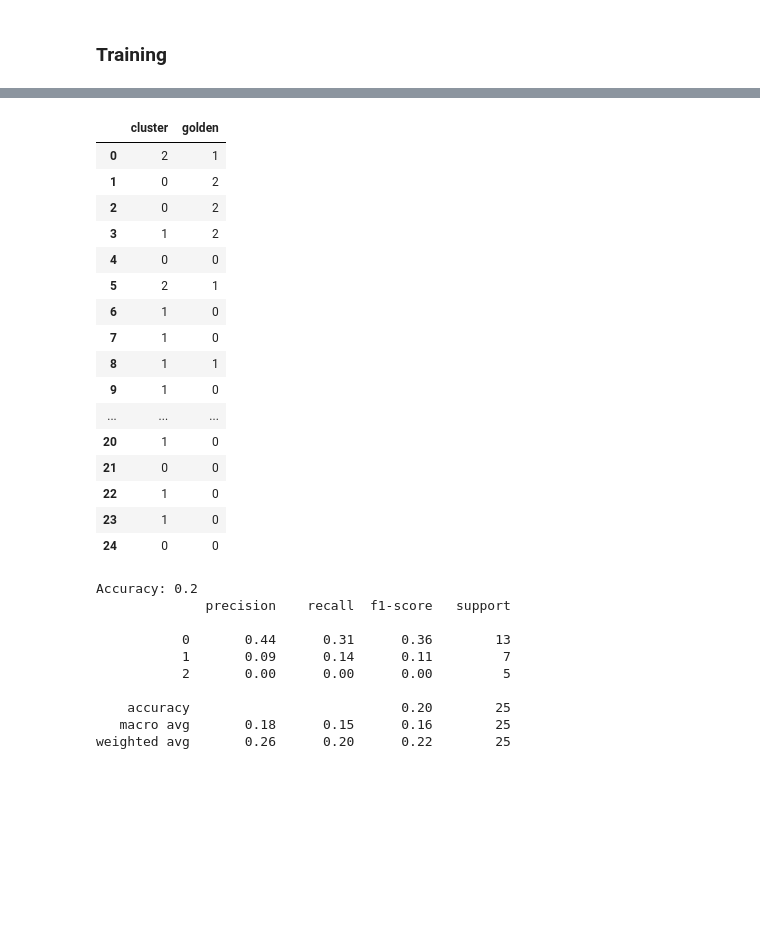
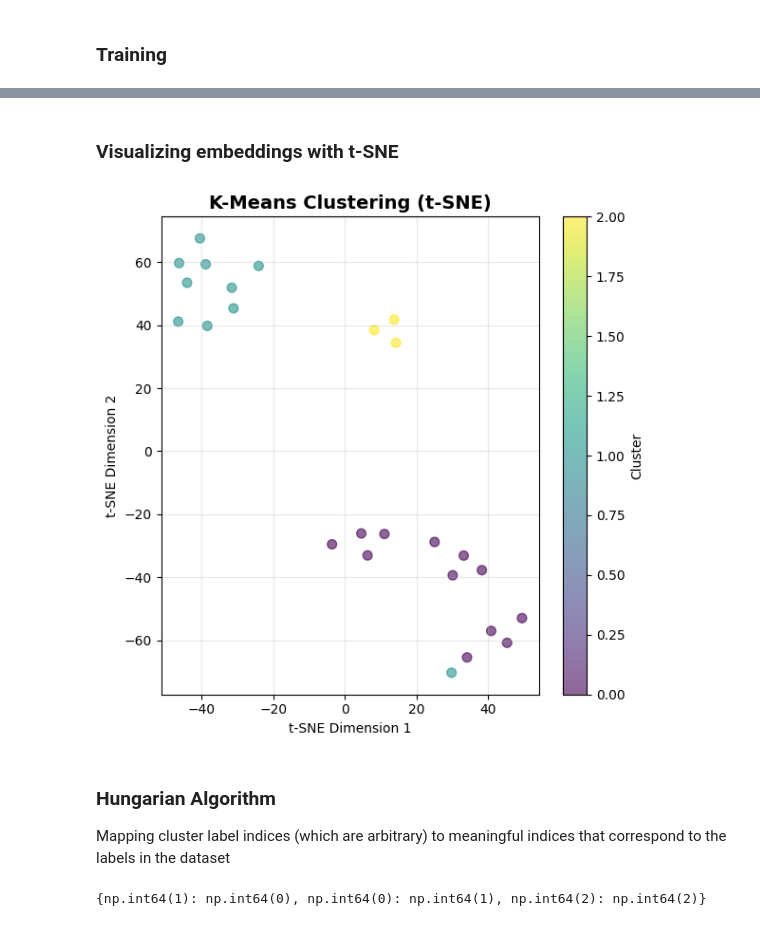
Before and after one commit to xyntechx/clustering-vs-classification, a Jupyter notebook: main.ipynb, the cells around one changed output, grey strips where cells are left out. Saved outputs shown, nothing was run; the diff lists cells and outputs as text; code cells hidden in the pictures; blank space fills up the shorter version.

Commit message:
correct mapping for k-means cluster label

```diff
--- a/main.ipynb
+++ b/main.ipynb
@@ -335,41 +338,25 @@ hidden_states_array = np.vstack(hidden_states_list)
 # %%
 kmeans = KMeans(n_clusters=3, random_state=67)
 cluster_labels = kmeans.fit_predict(hidden_states_array)
-# %%
-clustering_df = pd.DataFrame()
-clustering_df["cluster"] = cluster_labels
-clustering_df["golden"] = test_df["label"]
-
-clustering_df
-# %% [output]
-|  | cluster | golden |
-| 0 | 2 | 1 |
-| 1 | 0 | 2 |
-| 2 | 0 | 2 |
-| 3 | 1 | 2 |
-| 4 | 0 | 0 |
-| 5 | 2 | 1 |
-| 6 | 1 | 0 |
-| 7 | 1 | 0 |
-| 8 | 1 | 1 |
-| 9 | 1 | 0 |
-| ... | ... | ... |
-| 20 | 1 | 0 |
-| 21 | 0 | 0 |
-| 22 | 1 | 0 |
-| 23 | 1 | 0 |
-| 24 | 0 | 0 |
-# %%
-print(f"Accuracy: {accuracy_score(clustering_df["golden"].to_list(), clustering_df["cluster"].to_list())}")
-print(classification_report(clustering_df["golden"].to_list(), clustering_df["cluster"].to_list()))
-# %% [output]
-Accuracy: 0.2
-              precision    recall  f1-score   support
-
-           0       0.44      0.31      0.36        13
-           1       0.09      0.14      0.11         7
-           2       0.00      0.00      0.00         5
-
-    accuracy                           0.20        25
-   macro avg       0.18      0.15      0.16        25
-weighted avg       0.26      0.20      0.22        25
+# %% [markdown]
+### Visualizing embeddings with t-SNE
+# %%
+tsne = TSNE(n_components=2, random_state=67, perplexity=5.0)
+tsne_embeddings = tsne.fit_transform(hidden_states_array)
+
+fig, axes = plt.subplots(1, 1, figsize=(6, 6))
+
+scatter2 = axes.scatter(tsne_embeddings[:, 0], tsne_embeddings[:, 1], c=cluster_labels, cmap='viridis', alpha=0.6, s=50)
+axes.set_title('K-Means Clustering (t-SNE)', fontsize=14, fontweight='bold')
+axes.set_xlabel('t-SNE Dimension 1')
+axes.set_ylabel('t-SNE Dimension 2')
+axes.grid(True, alpha=0.3)
+plt.colorbar(scatter2, ax=axes, label='Cluster')
+
+plt.tight_layout()
+plt.show()
+# %% [output]
+[figure, added]
+# %% [markdown]
+### Hungarian Algorithm
+Mapping cluster label indices (which are arbitrary) to meaningful indices that correspond to the labels in the dataset
@@ -375,0 +367,8 @@ weighted avg       0.26      0.20      0.22        25
+# %%
+
+row_idx, col_idx = linear_sum_assignment(-conf_matrix)
+mapping = {col_idx[i]: row_idx[i] for i in range(len(row_idx))}
+
+mapping
+# %% [output]
+{np.int64(1): np.int64(0), np.int64(0): np.int64(1), np.int64(2): np.int64(2)}
```
Also changed, not shown: parts of 18 cells of this notebook, 1 other file.
